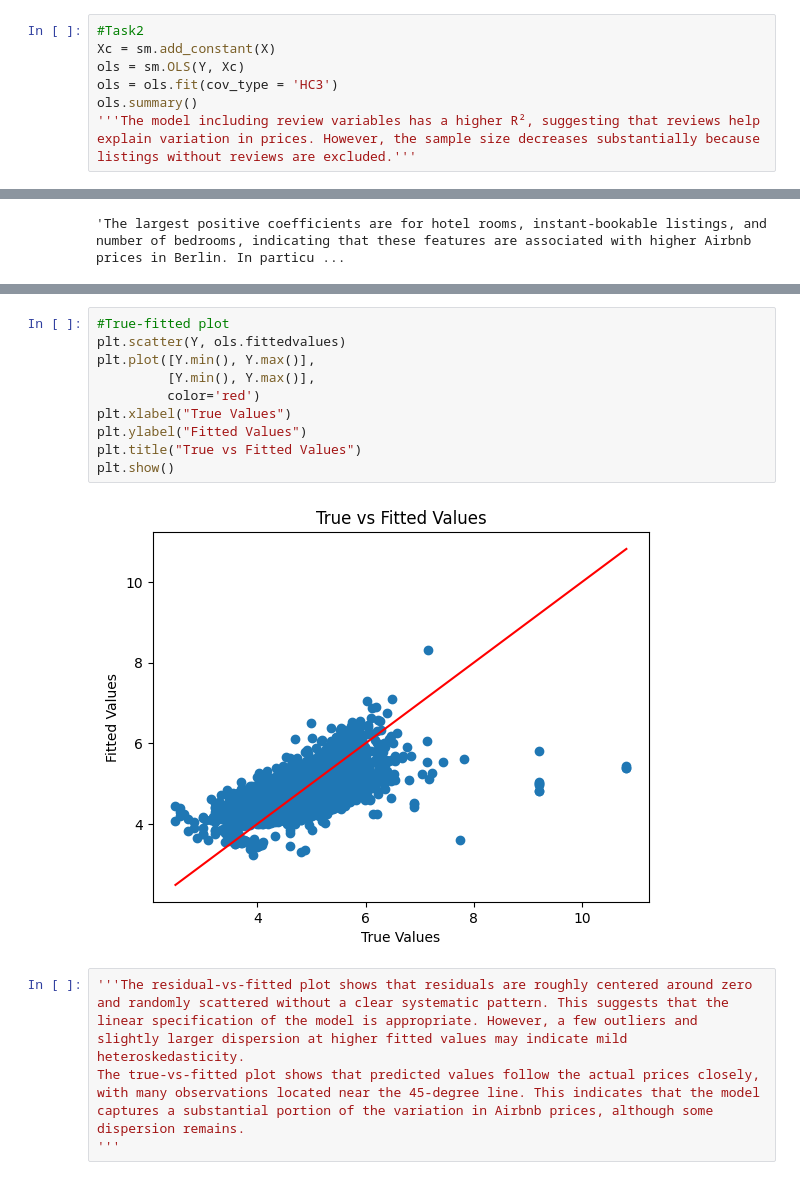
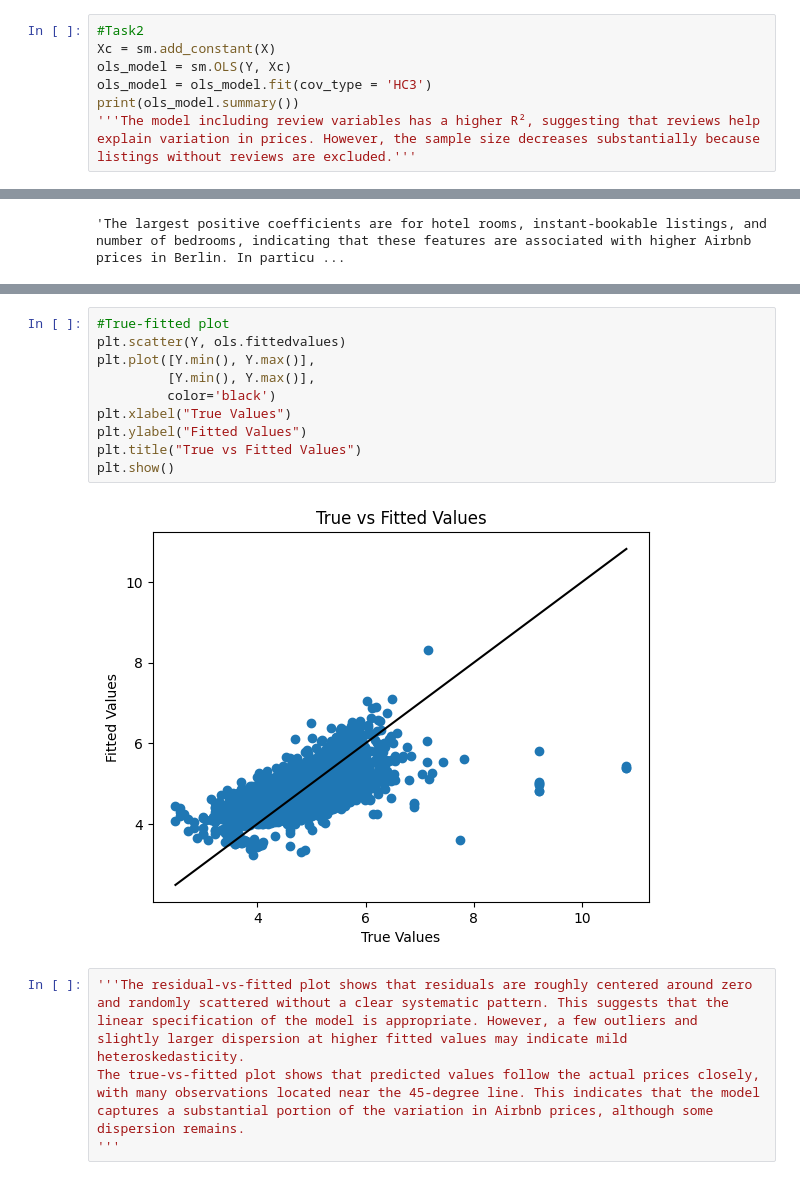
Before and after one commit to Nill2nn/Statistical-Programming, a Jupyter notebook: section2variance2.ipynb, the cells around one changed output, grey strips where cells are left out. Cells and saved outputs as stored; diff of their text form.

```diff
--- a/section2variance2.ipynb
+++ b/section2variance2.ipynb
@@ -60,8 +60,8 @@ dtype: object
 # %%
 #Task2
 Xc = sm.add_constant(X)
-ols = sm.OLS(Y, Xc)
-ols = ols.fit(cov_type = 'HC3')
-ols.summary()
+ols_model = sm.OLS(Y, Xc)
+ols_model = ols_model.fit(cov_type = 'HC3')
+print(ols_model.summary())
 '''The model including review variables has a higher R², suggesting that reviews help explain variation in prices. However, the sample size decreases substantially because listings without reviews are excluded.'''
 # %% [output]
@@ -93,15 +110,15 @@ plt.show()
 # %%
 #True-fitted plot
 plt.scatter(Y, ols.fittedvalues)
 plt.plot([Y.min(), Y.max()],
          [Y.min(), Y.max()],
-         color='red')
+         color='black')
 plt.xlabel("True Values")
 plt.ylabel("Fitted Values")
 plt.title("True vs Fitted Values")
 plt.show()
 # %% [output]
-[figure, old version]
+[figure, new version]
 # %%
 '''The residual-vs-fitted plot shows that residuals are roughly centered around zero and randomly scattered without a clear systematic pattern. This suggests that the linear specification of the model is appropriate. However, a few outliers and slightly larger dispersion at higher fitted values may indicate mild heteroskedasticity.
 The true-vs-fitted plot shows that predicted values follow the actual prices closely, with many observations located near the 45-degree line. This indicates that the model captures a substantial portion of the variation in Airbnb prices, although some dispersion remains.
```
Also changed, not shown: parts of 6 cells of this notebook.
